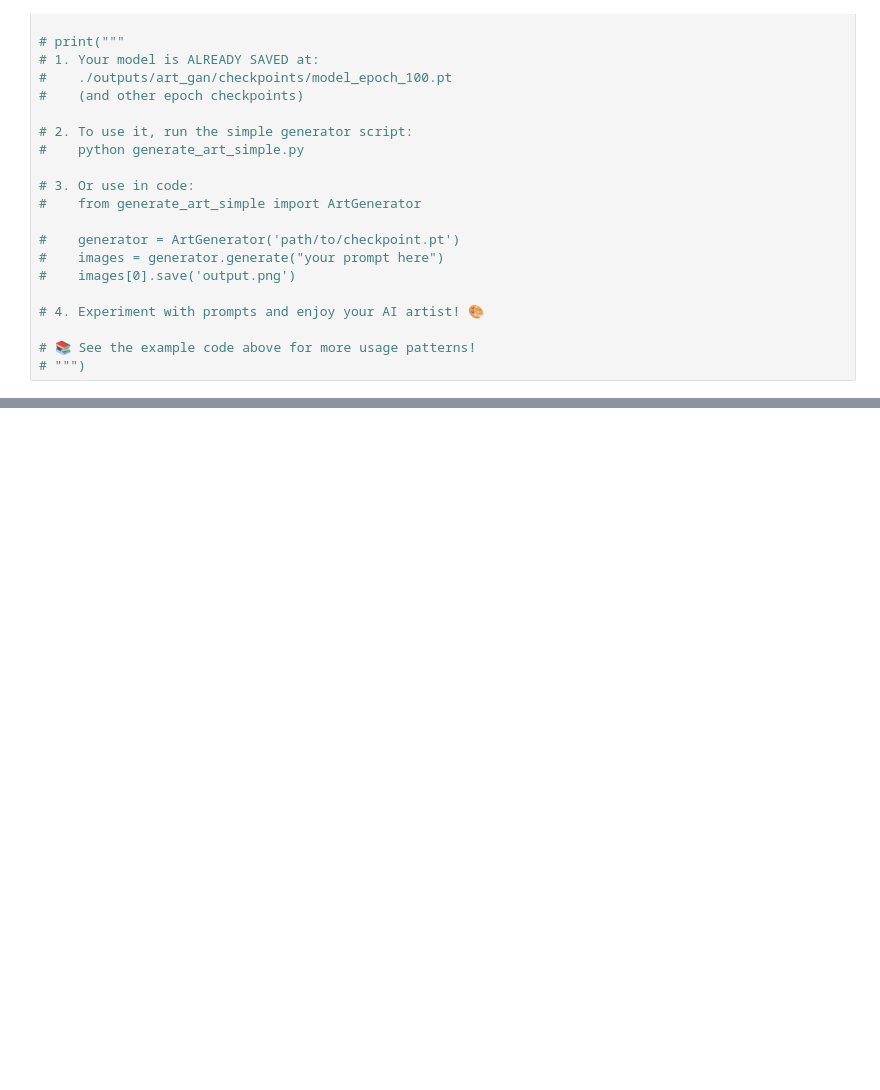
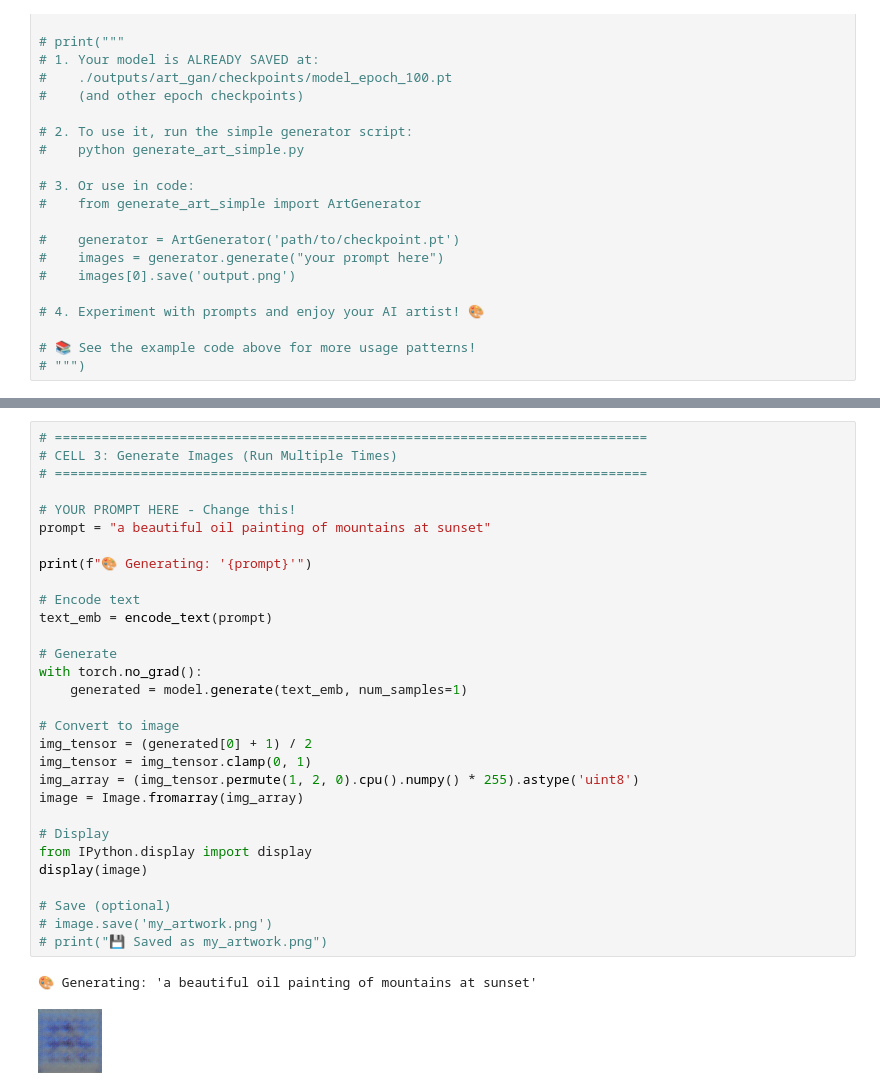
Before and after one commit to deepshikha04yadav/Text-to-Image, a Jupyter notebook: text-to-image.ipynb, the cells around one changed output, grey strips where cells are left out. Saved outputs shown, nothing was run; the diff lists cells and outputs as text; blank space fills up the shorter version.

```diff
--- a/text-to-image.ipynb
+++ b/text-to-image.ipynb
@@ -2013,0 +2107,33 @@ images[0].save('./my_landscape.png')
+# %%
+# ============================================================================
+# CELL 3: Generate Images (Run Multiple Times)
+# ============================================================================
+
+# YOUR PROMPT HERE - Change this!
+prompt = "a beautiful oil painting of mountains at sunset"
+
+print(f"🎨 Generating: '{prompt}'")
+
+# Encode text
+text_emb = encode_text(prompt)
+
+# Generate
+with torch.no_grad():
+    generated = model.generate(text_emb, num_samples=1)
+
+# Convert to image
+img_tensor = (generated[0] + 1) / 2
+img_tensor = img_tensor.clamp(0, 1)
+img_array = (img_tensor.permute(1, 2, 0).cpu().numpy() * 255).astype('uint8')
+image = Image.fromarray(img_array)
+
+# Display
+from IPython.display import display
+display(image)
+
+# Save (optional)
+# image.save('my_artwork.png')
+# print("💾 Saved as my_artwork.png")
+# %% [output]
+🎨 Generating: 'a beautiful oil painting of mountains at sunset'
+[figure, added]
```
Also changed, not shown: parts of 7 cells of this notebook.
